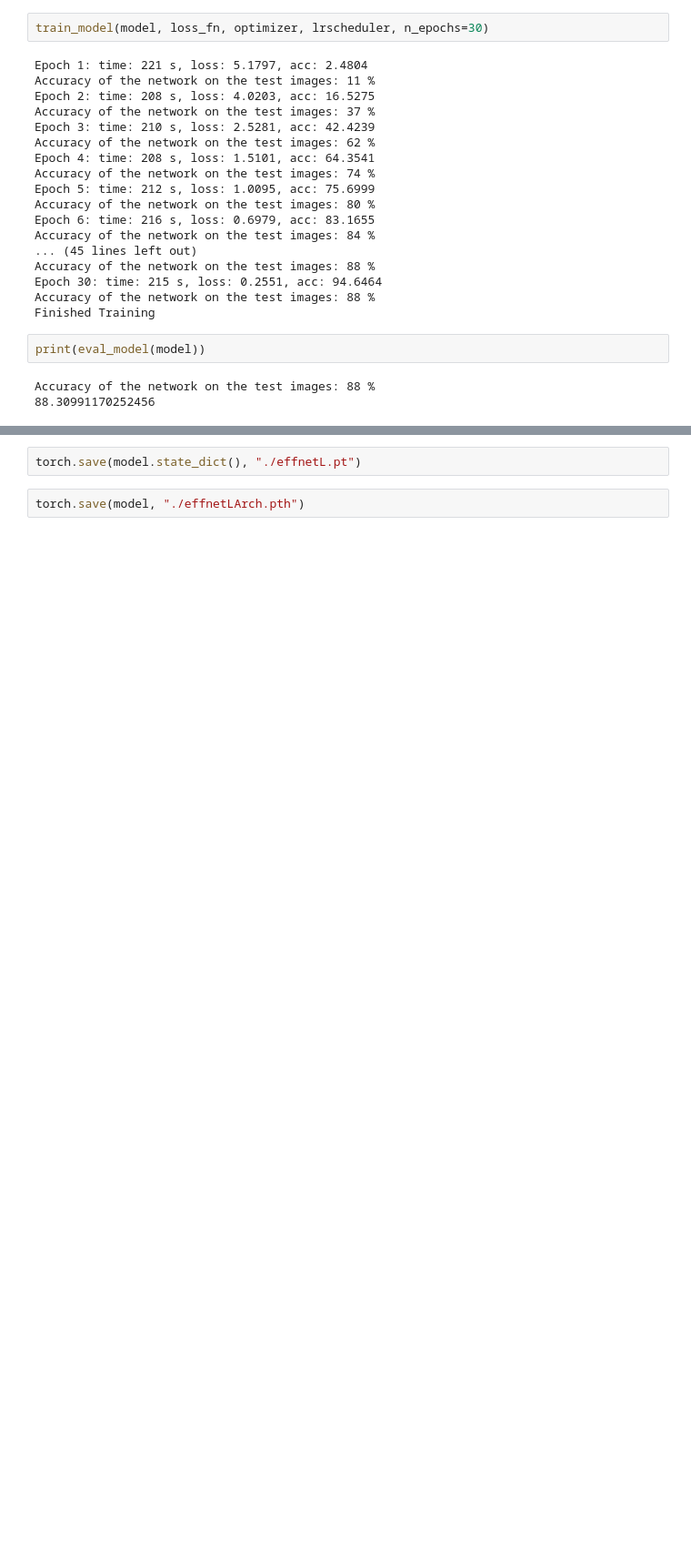
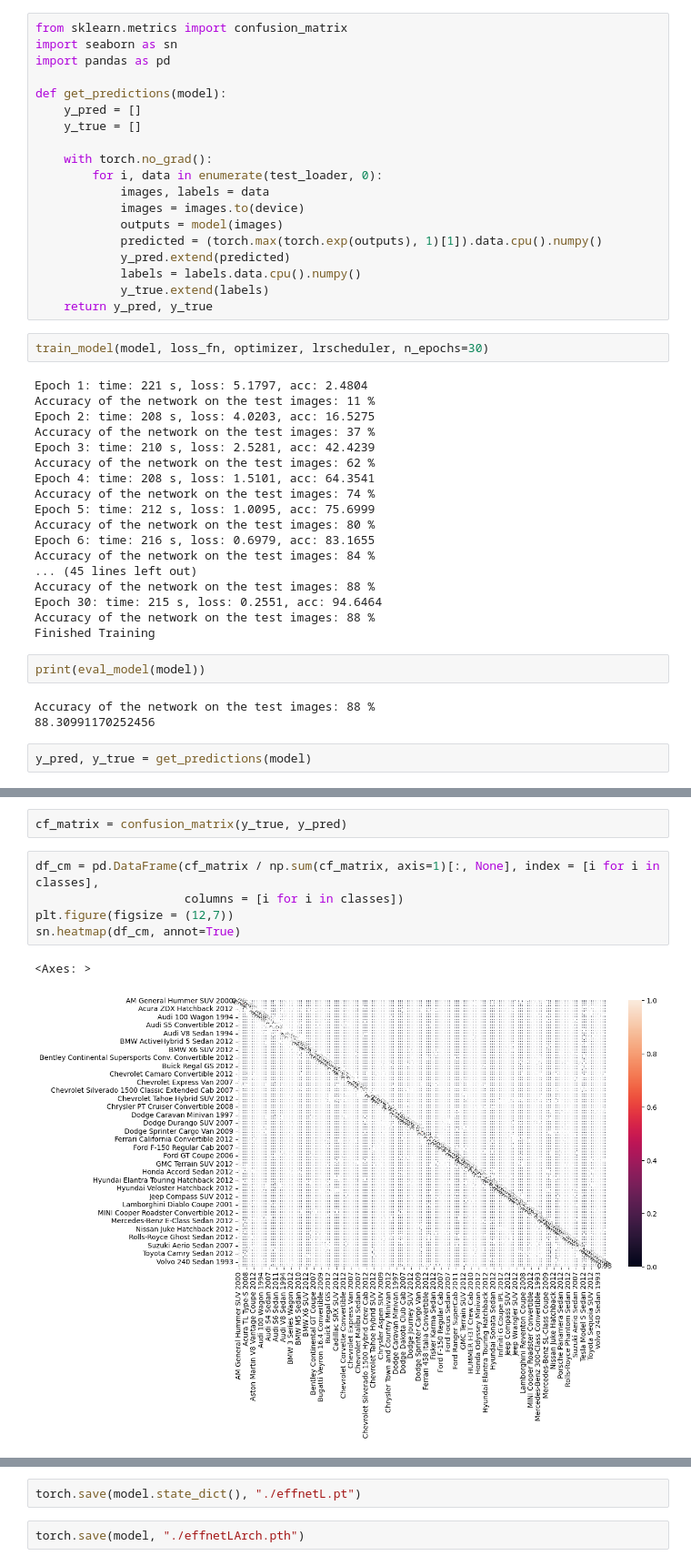
Before and after one commit to tran1174/ecs171, a Jupyter notebook: final-project/ECS171StanfordCars.ipynb, the cells around one changed output, grey strips where cells are left out. Shown: that part at 91% size. Cells and saved outputs as stored; diff of their text form; blank space fills up the shorter version.

```diff
--- a/final-project/ECS171StanfordCars.ipynb
+++ b/final-project/ECS171StanfordCars.ipynb
@@ -300,6 +300,25 @@ def eval_model(model):
     print('Accuracy of the network on the test images: %d %%' % (
         test_acc))
     return test_acc
+# %%
+from sklearn.metrics import confusion_matrix
+import seaborn as sn
+import pandas as pd
+
+def get_predictions(model):
+    y_pred = []
+    y_true = []
+
+    with torch.no_grad():
+        for i, data in enumerate(test_loader, 0):
+            images, labels = data
+            images = images.to(device)
+            outputs = model(images)
+            predicted = (torch.max(torch.exp(outputs), 1)[1]).data.cpu().numpy()
+            y_pred.extend(predicted)
+            labels = labels.data.cpu().numpy()
+            y_true.extend(labels)
+    return y_pred, y_true
 # %%
 train_model(model, loss_fn, optimizer, lrscheduler, n_epochs=30)
 # %% [output]
@@ -325,3 +344,5 @@ print(eval_model(model))
 # %% [output]
 Accuracy of the network on the test images: 88 %
 88.30991170252456
+# %%
+y_pred, y_true = get_predictions(model)
@@ -327,0 +357,10 @@ Accuracy of the network on the test images: 88 %
+# %%
+cf_matrix = confusion_matrix(y_true, y_pred)
+# %%
+df_cm = pd.DataFrame(cf_matrix / np.sum(cf_matrix, axis=1)[:, None], index = [i for i in classes],
+                     columns = [i for i in classes])
+plt.figure(figsize = (12,7))
+sn.heatmap(df_cm, annot=True)
+# %% [output]
+<Axes: >
+[figure, added]
```
Also changed, not shown: parts of 4 cells of this notebook.
